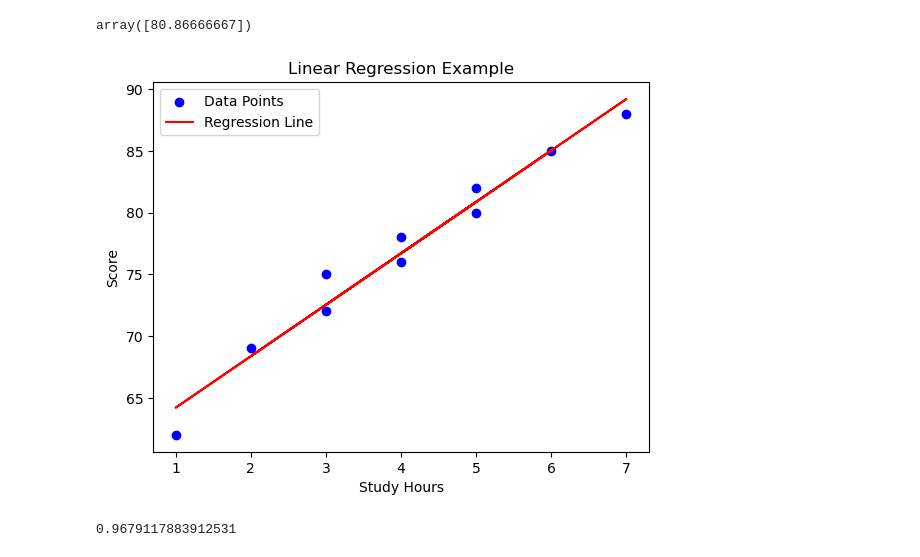
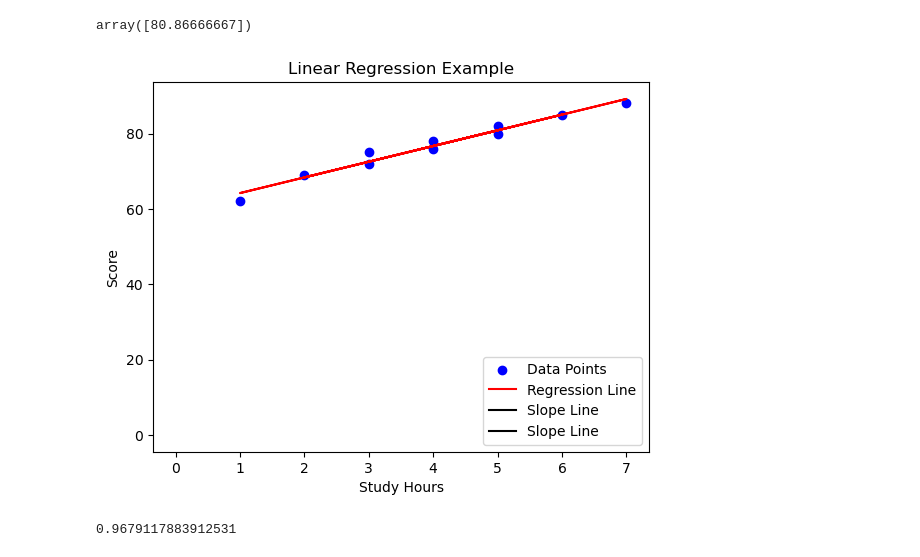
Before and after one commit to mayank953/mlbootcamp-24, a Jupyter notebook: Machine Learning/Class 3- Linear Regression/Linear Regression Basic Intuition.ipynb, the cells around one changed output. Saved outputs shown, nothing was run; the diff lists cells and outputs as text; code cells hidden in the pictures.

```diff
--- a/Machine Learning/Class 3- Linear Regression/Linear Regression Basic Intuition.ipynb
+++ b/Machine Learning/Class 3- Linear Regression/Linear Regression Basic Intuition.ipynb
@@ -45,26 +45,29 @@ array([80.86666667])
 # %%
 # Visualize the data points and regression line
 plt.scatter(study_hours, scores, color='blue', label='Data Points')
 
 
 
 plt.plot(study_hours, model.predict(study_hours), color='red', label='Regression Line')
+
+
+plt.plot(np.array([0,1]).reshape(1,-1), np.array([0,1]).reshape(1,-1), color='black', label='Slope Line')
 
 
 
 plt.title('Linear Regression Example')
 plt.xlabel('Study Hours')
 plt.ylabel('Score')
 
 
 plt.legend()
 
 
 
 
 plt.show()
 # %% [output]
-[figure, old version]
+[figure, new version]
 # %%
 #model.score(study_hours,scores)
 # %% [output]
```
Also changed, not shown: 6 other files.
